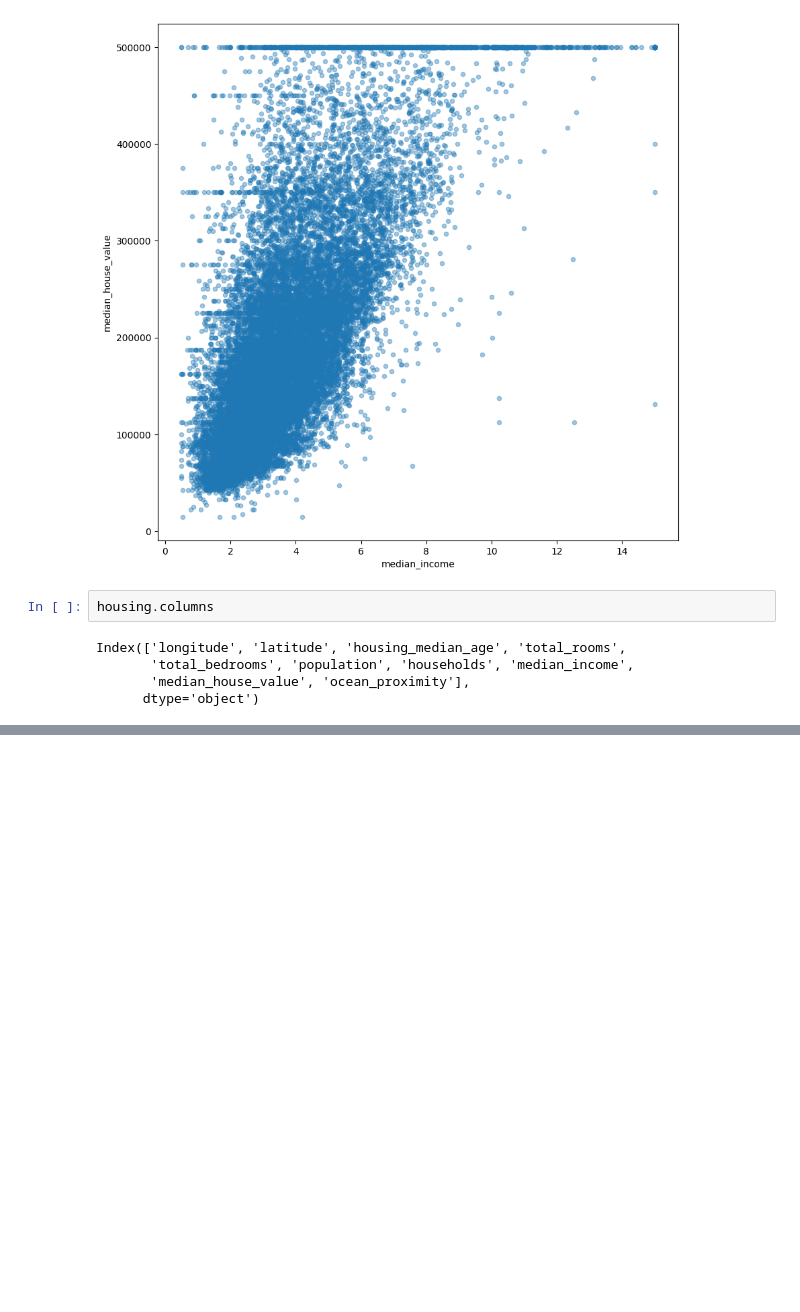
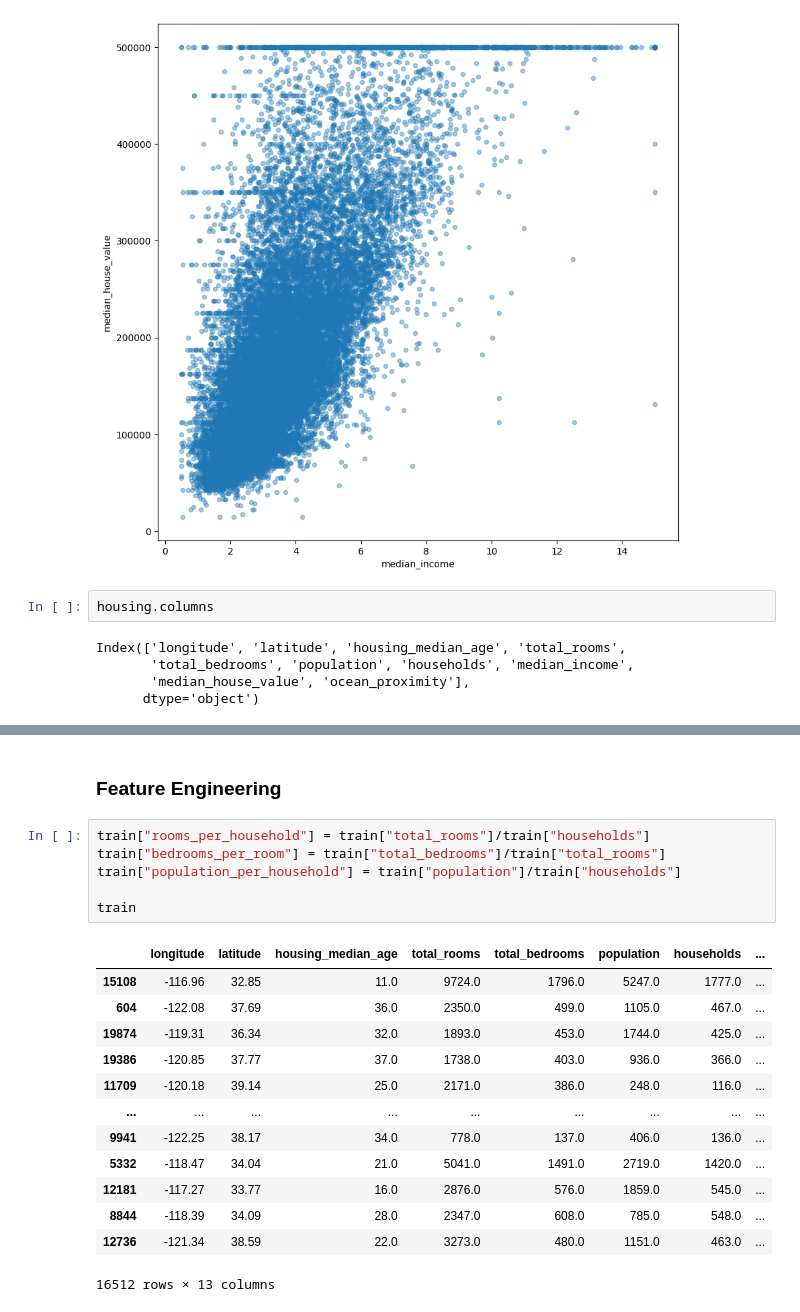
Before and after one commit to coderacheal/California-Housing-ML, a Jupyter notebook: housing.ipynb, the cells around one changed output, grey strips where cells are left out. Cells and saved outputs as stored; diff of their text form; blank space fills up the shorter version.

```diff
--- a/housing.ipynb
+++ b/housing.ipynb
@@ -135,0 +199,22 @@ ValueError: The truth value of a Series is ambiguous. Use a.empty, a.bool(), a.i
+# %% [markdown]
+### Feature Engineering
+# %%
+train["rooms_per_household"] = train["total_rooms"]/train["households"]
+train["bedrooms_per_room"] = train["total_bedrooms"]/train["total_rooms"]
+train["population_per_household"] = train["population"]/train["households"]
+
+train
+# %% [output]
+|  | longitude | latitude | housing_median_age | total_rooms | total_bedrooms | population | households | ... |
+| 15108 | -116.96 | 32.85 | 11.0 | 9724.0 | 1796.0 | 5247.0 | 1777.0 | ... |
+| 604 | -122.08 | 37.69 | 36.0 | 2350.0 | 499.0 | 1105.0 | 467.0 | ... |
+| 19874 | -119.31 | 36.34 | 32.0 | 1893.0 | 453.0 | 1744.0 | 425.0 | ... |
+| 19386 | -120.85 | 37.77 | 37.0 | 1738.0 | 403.0 | 936.0 | 366.0 | ... |
+| 11709 | -120.18 | 39.14 | 25.0 | 2171.0 | 386.0 | 248.0 | 116.0 | ... |
+| ... | ... | ... | ... | ... | ... | ... | ... | ... |
+| 9941 | -122.25 | 38.17 | 34.0 | 778.0 | 137.0 | 406.0 | 136.0 | ... |
+| 5332 | -118.47 | 34.04 | 21.0 | 5041.0 | 1491.0 | 2719.0 | 1420.0 | ... |
+| 12181 | -117.27 | 33.77 | 16.0 | 2876.0 | 576.0 | 1859.0 | 545.0 | ... |
+| 8844 | -118.39 | 34.09 | 28.0 | 2347.0 | 608.0 | 785.0 | 548.0 | ... |
+| 12736 | -121.34 | 38.59 | 22.0 | 3273.0 | 480.0 | 1151.0 | 463.0 | ... |
+16512 rows × 13 columns
```
Also changed, not shown: parts of 14 cells of this notebook.
